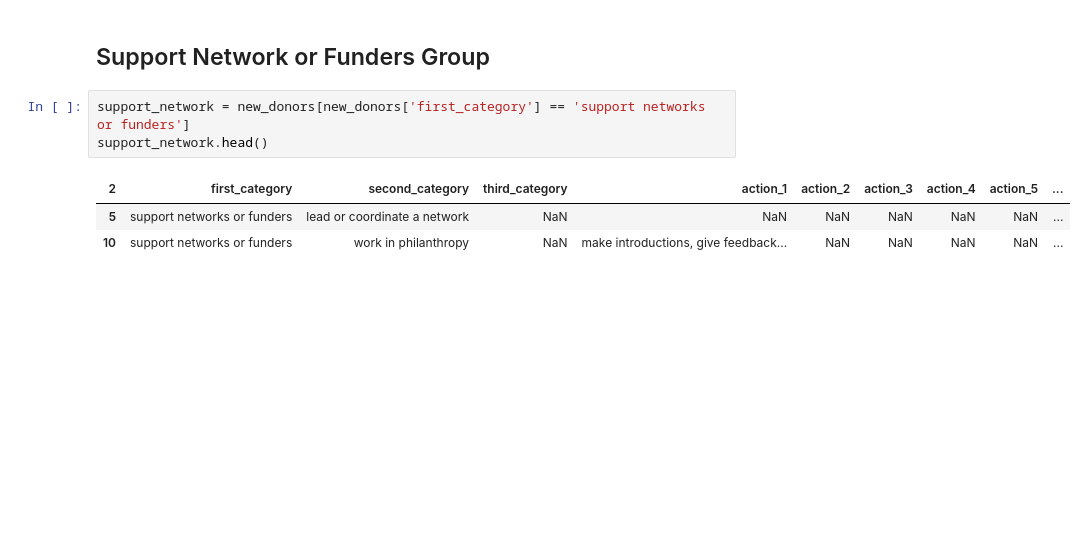
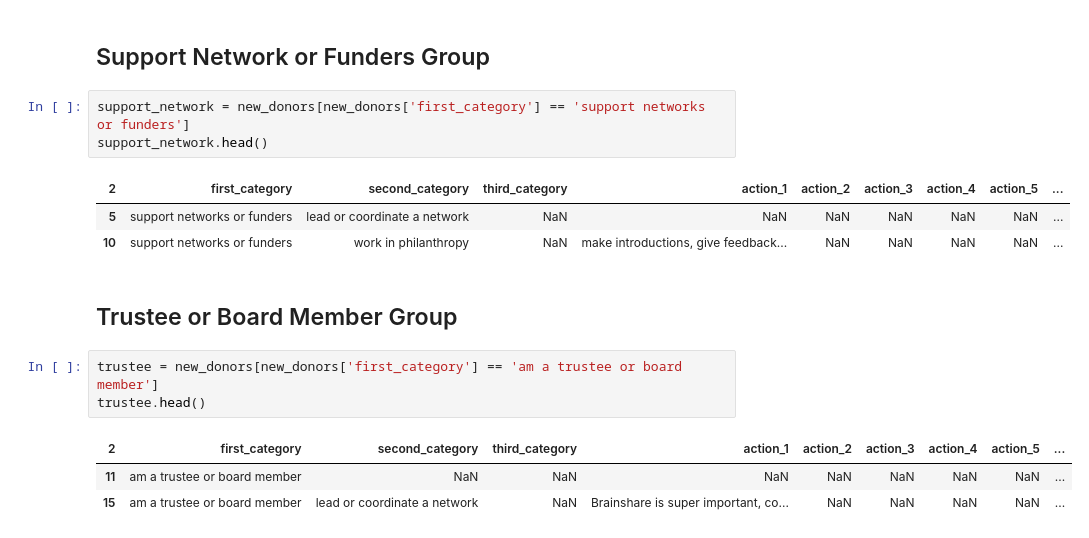
Before and after one commit to alliajagbe/sentiment-analysis, a Jupyter notebook: donor_roles.ipynb, the cells around one changed output. Cells and saved outputs as stored; diff of their text form; blank space fills up the shorter version.

Commit message:
trustee df

```diff
--- a/donor_roles.ipynb
+++ b/donor_roles.ipynb
@@ -150,3 +150,12 @@ support_network.head()
 | 2 | first_category | second_category | third_category | action_1 | action_2 | action_3 | action_4 | action_5 | ... |
 | 5 | support networks or funders | lead or coordinate a network | NaN | NaN | NaN | NaN | NaN | NaN | ... |
 | 10 | support networks or funders | work in philanthropy | NaN | make introductions, give feedback... | NaN | NaN | NaN | NaN | ... |
+# %% [markdown]
+## Trustee or Board Member Group
+# %%
+trustee = new_donors[new_donors['first_category'] == 'am a trustee or board member']
+trustee.head()
+# %% [output]
+| 2 | first_category | second_category | third_category | action_1 | action_2 | action_3 | action_4 | action_5 | ... |
+| 11 | am a trustee or board member | NaN | NaN | NaN | NaN | NaN | NaN | NaN | ... |
+| 15 | am a trustee or board member | lead or coordinate a network | NaN | Brainshare is super important, co... | NaN | NaN | NaN | NaN | ... |
```
